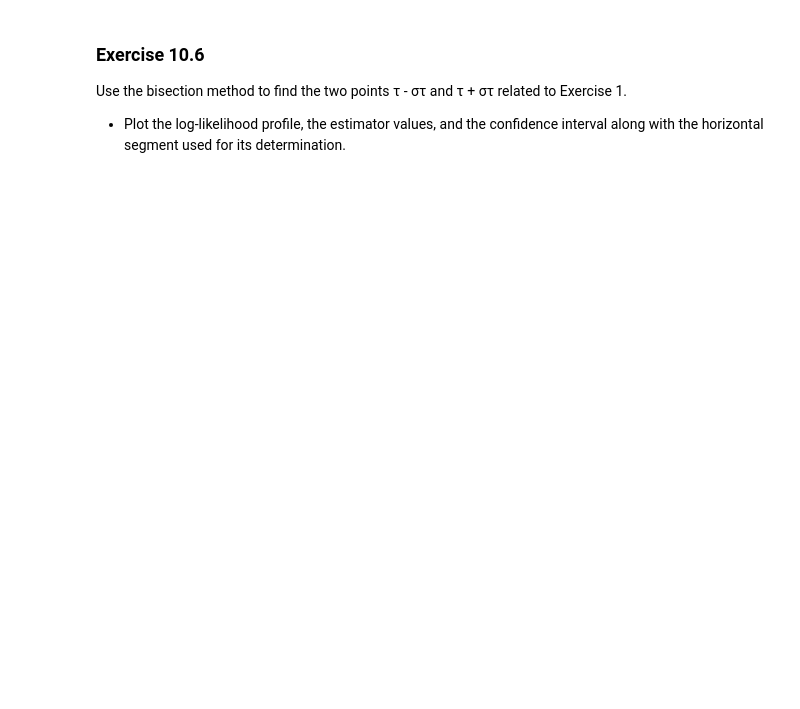
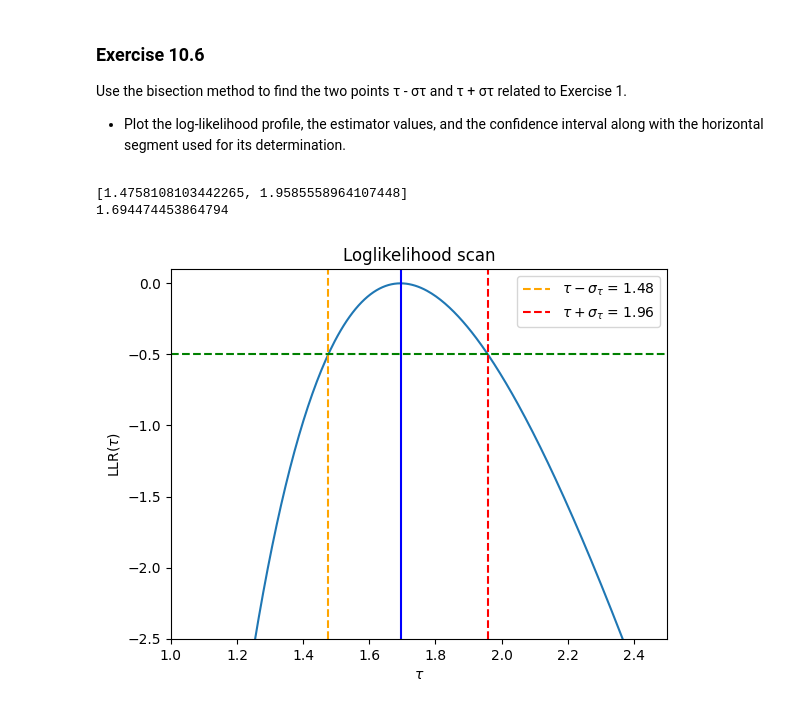
Before and after one commit to Murphy900/Lab-Code-, a Jupyter notebook: Ex 10 Python/Ex10.ipynb, the cells around one changed output. Drawn from its saved outputs; the diff is of its cells as text; code cells hidden in the pictures; blank space fills up the shorter version.

```diff
--- a/Ex 10 Python/Ex10.ipynb
+++ b/Ex 10 Python/Ex10.ipynb
@@ -251,3 +253,81 @@ if __name__ == "__main__": main()
 <li> Plot the log-likelihood profile, the estimator values, and the confidence interval along with the horizontal segment used for its determination.</li>
 </ul>
  </p>
+# %%
+import bisection as bs
+import stats as stats
+
+#--------------------------------------------------------------------------------------------------------------
+#This method apply the Rao Cramer theorem for the esteem of the point at one standard deviation from the mean
+#--------------------------------------------------------------------------------------------------------------
+
+def RaoCramer(g, # likelihood function
+              pdf, # probabolity distribution of the sample
+              sample, # sample of the data
+              theta, # parameter of the likelihood function
+              xmin, # minimum of the interval
+              xmax #maximum of the interval
+              ):
+
+    theta_hat = LEP(g,pdf,sample,xmin,xmax)
+    Lmax = Ltheta(g,theta_hat,sample,pdf)
+
+    L = lambda theta: Ltheta(g,theta,sample,pdf) - Lmax + 0.5 # Applying theorem of Rao-Cramer
+
+    zeros = bs.zinward(1000,xmin,xmax,L) #ziward algorithm search inside the bracke [xmin,xmax] for the zeros of the function
+                                      # and return a list of the interval in which the zeors are contained
+
+    taus_minus_sigma = bs.bisection(zeros[0][0],zeros[0][1],L)
+    tau_plus_sigma = bs.bisection(zeros[1][0],zeros[1][1],L)
+
+    return [taus_minus_sigma,tau_plus_sigma]
+
+#--------------------------------------------------------------------------------------------------------------
+# this method calculate the loglikelihood ratio and return a list of the esteemed value
+#--------------------------------------------------------------------------------------------------------------
+
+def LLR(pdf,theta,sample,xmin,xmax):
+
+    L = []
+    tau_hat= LEP(loglikelihood,pdf,sample,xmin,xmax)
+    lmax = loglikelihood(pdf,tau_hat,sample)
+
+    for x in theta:
+        g = lambda x : loglikelihood(pdf,x,sample) - lmax
+        L.append(g(x))
+
+    return L
+
+
+def main():
+
+    xmin = 0.5
+    xmax = 5.
+    theta_true = 2.0
+
+    sample = generate_exp(theta_true,50,10)
+    theta = np.linspace(xmin,xmax,1000)
+    tau_hat = LEP(loglikelihood,exp_func,sample,xmin,xmax)
+    llr = LLR(exp_func,theta,sample,xmin,xmax)
+
+    rao = RaoCramer(loglikelihood,exp_func,sample,theta,xmin,xmax)
+
+    plt.plot(theta,llr)
+    plt.ylim(top = 0.1, bottom = -2.5)
+    plt.xlim(right = 2.5, left = 1.)
+    plt.axvline(x = rao[0], color = 'orange', linestyle = 'dashed', label = r'$\tau - \sigma_{\tau}$ = ' + str(round(rao[0],2)))
+    plt.axvline(x = rao[1], color = 'r', linestyle = 'dashed' , label = r'$\tau + \sigma_{\tau}$ = ' + str(round(rao[1],2)))
+    plt.axvline(x = tau_hat, color = 'b')
+    plt.axhline(y= -0.5, color='green', linestyle='dashed')
+    plt.title ('Loglikelihood scan')
+    plt.xlabel(r'$\tau$')
+    plt.ylabel('LLR(' + r'$\tau$' + ')')
+    plt.legend()
+    print(rao)
+    print(tau_hat)
+
+if __name__ == '__main__': main()
+# %% [output]
+[1.4758108103442265, 1.9585558964107448]
+1.694474453864794
+[figure, added]
```
Also changed, not shown: parts of 8 cells of this notebook, 26 other files.
